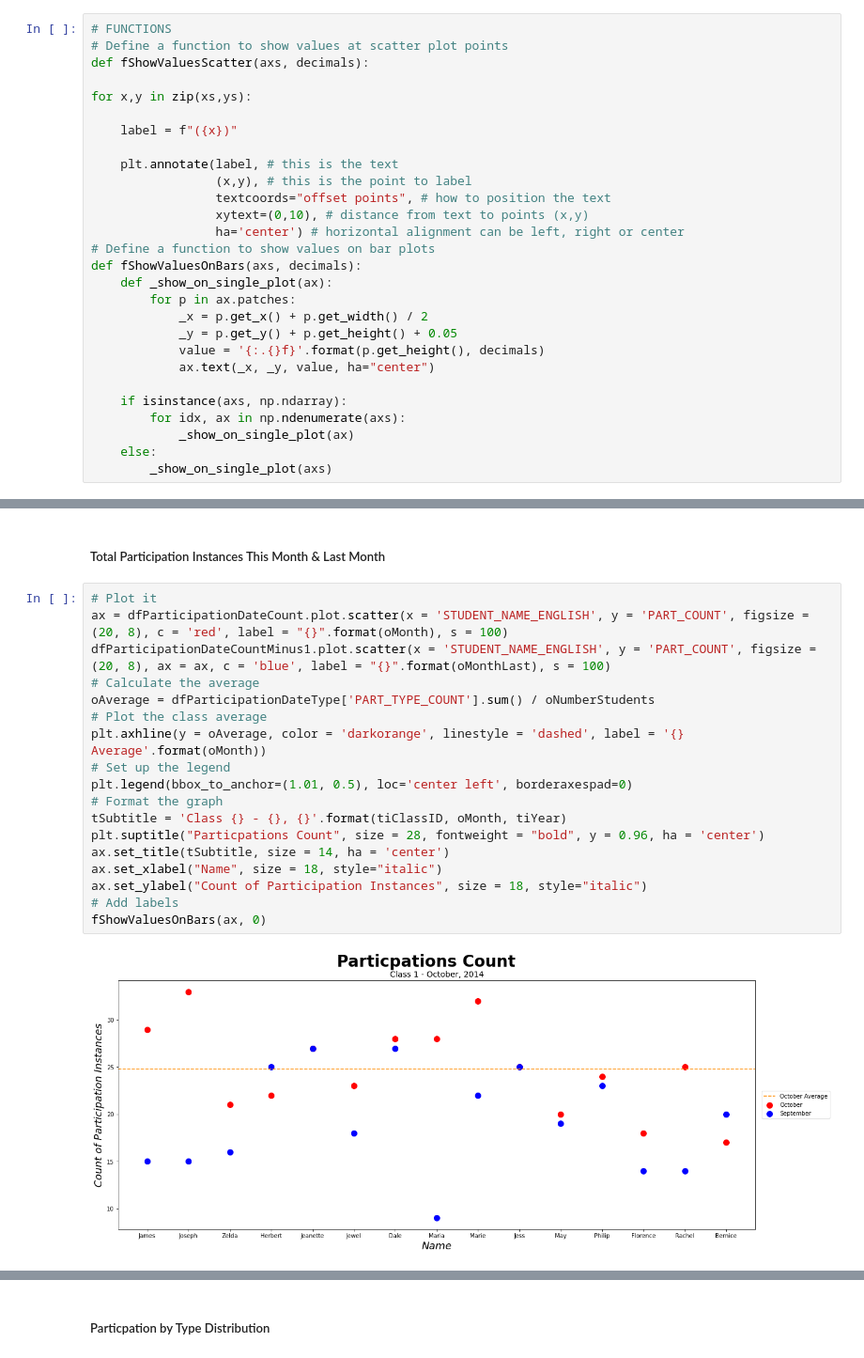
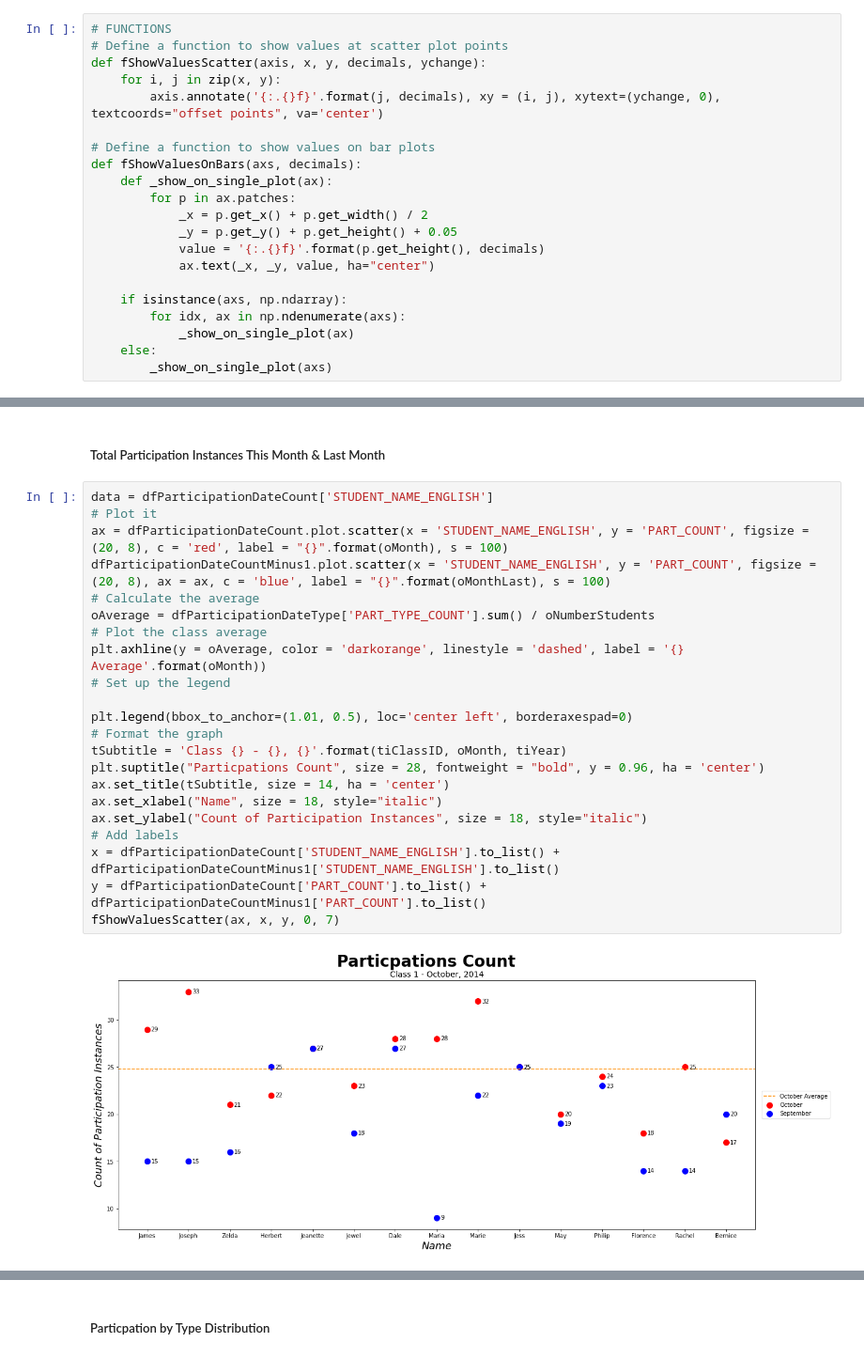
Before and after one commit to mikitz/china-students, a Jupyter notebook: (Teacher) Class Report [Quarterly] copy.ipynb, the cells around one changed output, grey strips where cells are left out. Shown at 94% size. Cells and saved outputs as stored; diff of their text form.

Commit message:
finished all but Points

```diff
--- a/(Teacher) Class Reports.ipynb
+++ b/(Teacher) Class Report [Quarterly] copy.ipynb
@@ -26,17 +26,10 @@ lStudents = students['STUDENT_ID'].to_list()
 # %%
 # FUNCTIONS
 # Define a function to show values at scatter plot points
-def fShowValuesScatter(axs, decimals):
+def fShowValuesScatter(axis, x, y, decimals, ychange):
+    for i, j in zip(x, y):
+        axis.annotate('{:.{}f}'.format(j, decimals), xy = (i, j), xytext=(ychange, 0), textcoords="offset points", va='center')
 
-for x,y in zip(xs,ys):
-
-    label = f"({x})"
-
-    plt.annotate(label, # this is the text
-                 (x,y), # this is the point to label
-                 textcoords="offset points", # how to position the text
-                 xytext=(0,10), # distance from text to points (x,y)
-                 ha='center') # horizontal alignment can be left, right or center
 # Define a function to show values on bar plots
 def fShowValuesOnBars(axs, decimals):
     def _show_on_single_plot(ax):
@@ -462,22 +459,26 @@ fShowValuesOnBars(ax, 0)
 # %% [markdown]
 ##### Total Participation Instances This Month & Last Month
 # %%
+data = dfParticipationDateCount['STUDENT_NAME_ENGLISH']
 # Plot it
 ax = dfParticipationDateCount.plot.scatter(x = 'STUDENT_NAME_ENGLISH', y = 'PART_COUNT', figsize = (20, 8), c = 'red', label = "{}".format(oMonth), s = 100)
 dfParticipationDateCountMinus1.plot.scatter(x = 'STUDENT_NAME_ENGLISH', y = 'PART_COUNT', figsize = (20, 8), ax = ax, c = 'blue', label = "{}".format(oMonthLast), s = 100)
 # Calculate the average
 oAverage = dfParticipationDateType['PART_TYPE_COUNT'].sum() / oNumberStudents
 # Plot the class average
 plt.axhline(y = oAverage, color = 'darkorange', linestyle = 'dashed', label = '{} Average'.format(oMonth))
 # Set up the legend
+
 plt.legend(bbox_to_anchor=(1.01, 0.5), loc='center left', borderaxespad=0)
 # Format the graph
 tSubtitle = 'Class {} - {}, {}'.format(tiClassID, oMonth, tiYear)
 plt.suptitle("Particpations Count", size = 28, fontweight = "bold", y = 0.96, ha = 'center')
 ax.set_title(tSubtitle, size = 14, ha = 'center')
 ax.set_xlabel("Name", size = 18, style="italic")
 ax.set_ylabel("Count of Participation Instances", size = 18, style="italic")
 # Add labels
-fShowValuesOnBars(ax, 0)
+x = dfParticipationDateCount['STUDENT_NAME_ENGLISH'].to_list() + dfParticipationDateCountMinus1['STUDENT_NAME_ENGLISH'].to_list()
+y = dfParticipationDateCount['PART_COUNT'].to_list() + dfParticipationDateCountMinus1['PART_COUNT'].to_list()
+fShowValuesScatter(ax, x, y, 0, 7)
 # %% [output]
-[figure, old version]
+[figure, new version]
```
Also changed, not shown: parts of 36 cells of this notebook, 2 other files.
